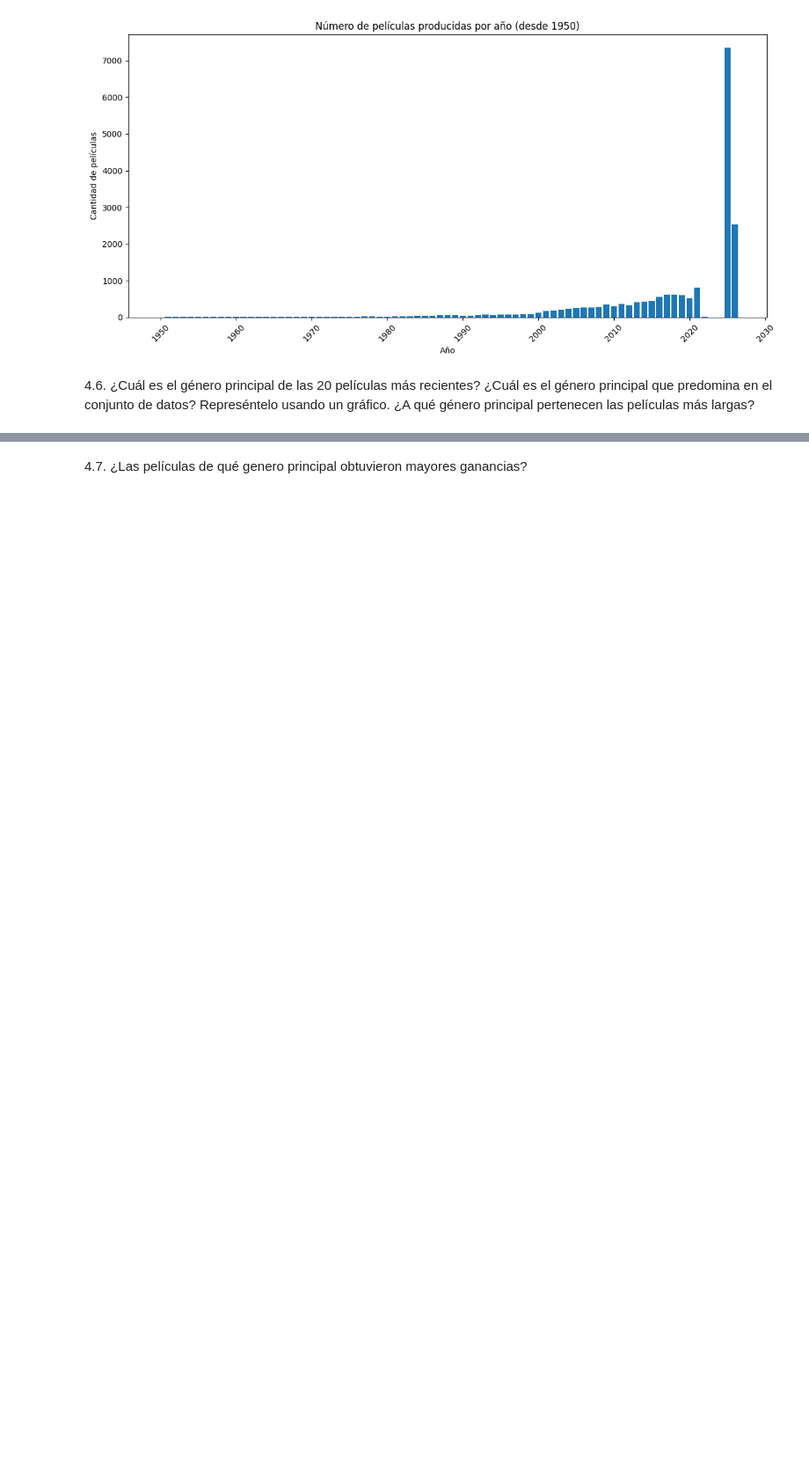
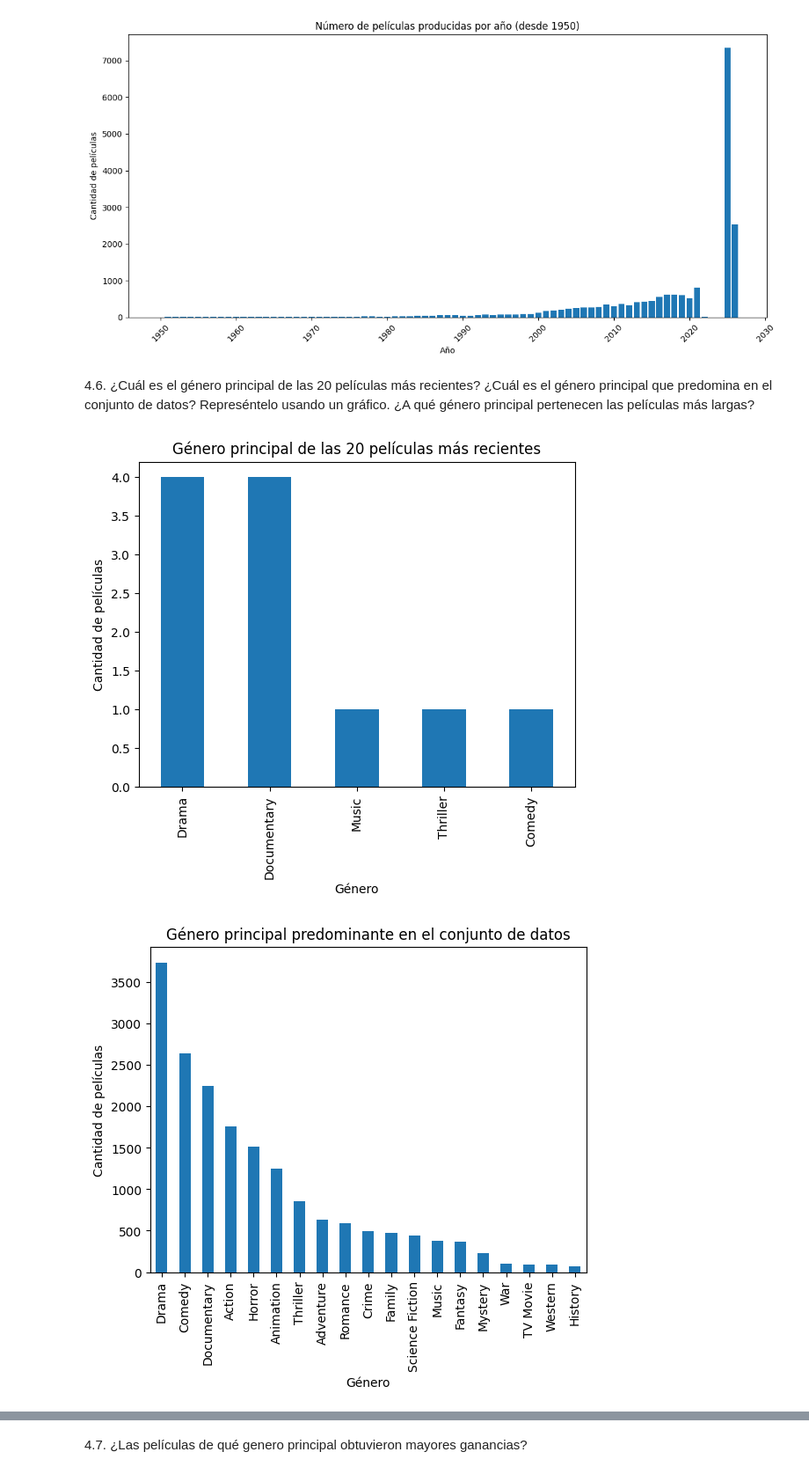
Before and after one commit to CamiR24/Lab1-Mineria, a Jupyter notebook: lab1.ipynb, the cells around one changed output, grey strips where cells are left out. Shown at 88% size. Drawn from its saved outputs; the diff is of its cells as text; code cells hidden in the pictures; blank space fills up the shorter version.

```diff
--- a/lab1.ipynb
+++ b/lab1.ipynb
@@ -404,3 +404,55 @@ plt.show()
 4.6. ¿Cuál es el género principal de las 20 películas más recientes? ¿Cuál es el género
 principal que predomina en el conjunto de datos? Represéntelo usando un gráfico. ¿A qué
 género principal pertenecen las películas más largas?
+# %%
+### Preparación de Datos ###
+# Convertir la fecha a formato datetime
+data['releaseDate'] = pd.to_datetime(data['releaseDate'], errors='coerce')
+
+# Extraer el género principal (primer género antes del "|")
+data['main_genre'] = data['genres'].str.split('|').str[0]
+
+#20 películas más recientes
+pelis_recientes = data.sort_values('releaseDate', ascending=False).head(20)
+
+#Género principal
+genero_reciente = pelis_recientes['main_genre'].value_counts()
+genero_reciente
+
+#Gráfico
+plt.figure()
+genero_reciente.plot(kind='bar')
+plt.title("Género principal de las 20 películas más recientes")
+plt.xlabel("Género")
+plt.ylabel("Cantidad de películas")
+plt.show()
+
+#Género principal que predomina en el conjunto de datos
+genre_counts = data['main_genre'].value_counts()
+genre_counts
+
+#Gráfico
+plt.figure()
+genre_counts.plot(kind='bar')
+plt.title("Género principal predominante en el conjunto de datos")
+plt.xlabel("Género")
+plt.ylabel("Cantidad de películas")
+plt.show()
+
+#Género principal películas más largas
+data_runtime = data.dropna(subset=['runtime']) # Eliminar películas sin duración
+longest_movies = data_runtime.sort_values('runtime', ascending=False).head(20) #20 películas con mayor duración
+longest_movies[['title', 'runtime', 'main_genre']]
+genre_longest = longest_movies['main_genre'].value_counts() #conteo géneros
+genre_longest
+
+#Gráfico
+plt.figure()
+genre_longest.plot(kind='bar')
+plt.title("Género principal de las películas más largas")
+plt.xlabel("Género")
+plt.ylabel("Cantidad de películas")
+plt.show()
+# %% [output]
+[figure, added]
+[figure, added]
```
Also changed, not shown: parts of 11 cells of this notebook, 1 other file.
